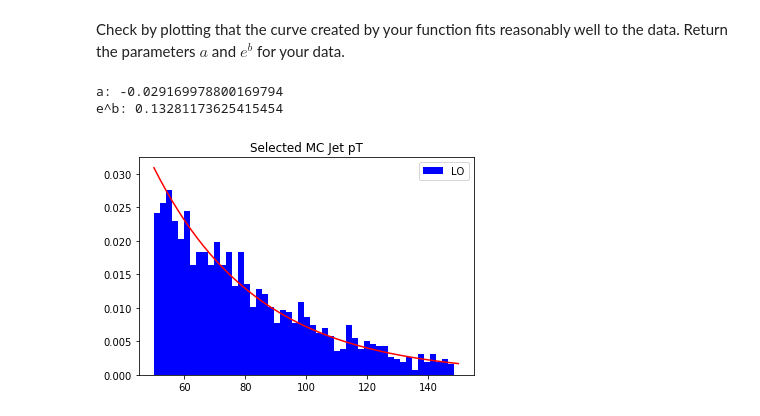
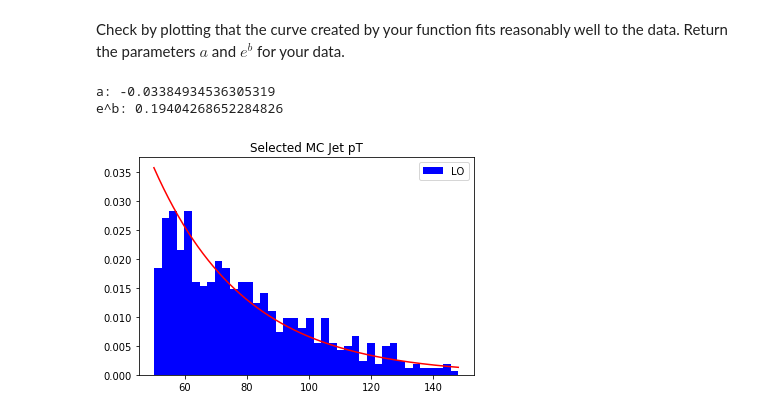
Before and after one commit to mlotti/Hitu_2020, a Jupyter notebook: Notebooks/Week5/exercise_5_sol.ipynb, the cells around one changed output. Saved outputs shown, nothing was run; the diff lists cells and outputs as text; code cells hidden in the pictures.

```diff
--- a/Notebooks/Week5/exercise_5_sol.ipynb
+++ b/Notebooks/Week5/exercise_5_sol.ipynb
@@ -124,28 +91,22 @@ Check from Moodle whether you should use the NLO or the LO dataset. Choose this
 # %%
-%matplotlib inline
-import numpy as np
-import matplotlib.pyplot as plt
-import uproot
-
-# Plot the jet pT after cuts
+# Plot the jet pT for LO after cuts
 
 pt_lower_lim = 50
 pt_upper_lim = 150
 eta_lim = 2.1
-bin_no = 50
+bin_no = 40
+pt_list = pts_LO
+eta_list = etas_LO
 
-LO_pts = []
-weights_LO = []
+pts = []
+weights = []
 
-for i in range(len(tree_LO.array('event'))):
-    for j in range(len(tree_LO.array('Jets_pt_MCjet')[i])):
-        eta = tree_LO.array('Jets_eta_MCjet')[i][j]
-        pt = tree_LO.array('Jets_pt_MCjet')[i][j]
-        if abs(eta) < eta_lim and pt > pt_lower_lim and pt < pt_upper_lim:
-            LO_pts.append(pt)
-            weights_LO.append(tree_LO.array('GenWeight')[i])
+for i in range(len(pt_list)):
+    for j in range(len(pt_list[i])):
+        if pt_list[i][j] > pt_lower_lim and pt_list[i][j] < pt_upper_lim and np.abs(eta_list[i][j]) < 2.1:
+            pts.append(pt_list[i][j])
 
-plt.hist(LO_pts, bins=bin_no, weights=weights_LO, color='b', density=True, label='LO')
+plt.hist(pts, bins=bin_no, color='b', density=True, label='LO')
 
 plt.title('Selected MC Jet pT')
 plt.legend()
@@ -167,7 +128,7 @@ Write a function exponential fit which takes as inputs 'heights' and 'bin_edges'
 # Write a function exponential_fit
 
 def exponential_fit(heights, bin_edges):
-    bin_centers = [0.5 * (bin_edges[i] + bin_edges[i+1]) for i in range(len(bins)-1)]
+    bin_centers = [0.5 * (bin_edges[i] + bin_edges[i+1]) for i in range(len(bin_edges)-1)]
     par = np.polyfit(bin_centers, np.log(heights), 1)
     return par[0], np.exp(par[1])
 # %% [markdown]
@@ -175,18 +136,20 @@ Check by plotting that the curve created by your function fits reasonably well t
 # %%
 # Fit an exponential curve to the data.
 
-heights, bin_edges, patches = plt.hist(LO_pts, bins=bin_no, weights=weights_LO, color='b', density=True, label='LO')
+heights, bin_edges, patches = plt.hist(pts, bins=bin_no, color='b', density=True, label='LO')
 
 a, eb = exponential_fit(heights, bin_edges)
 
 print('a:', a)
 print('e^b:', eb)
 
+x = np.linspace(bin_edges[0], bin_edges[-1], 1000)
+
 plt.plot(x, eb*np.exp(a*x), 'r')
 plt.title('Selected MC Jet pT')
 plt.legend()
 plt.show()
 # %% [output]
-a: -0.029169978800169794
-e^b: 0.13281173625415454
+a: -0.03384934536305319
+e^b: 0.19404268652284826
-[figure, old version]
+[figure, new version]
```
Also changed, not shown: parts of 7 cells of this notebook, 19 other files.
